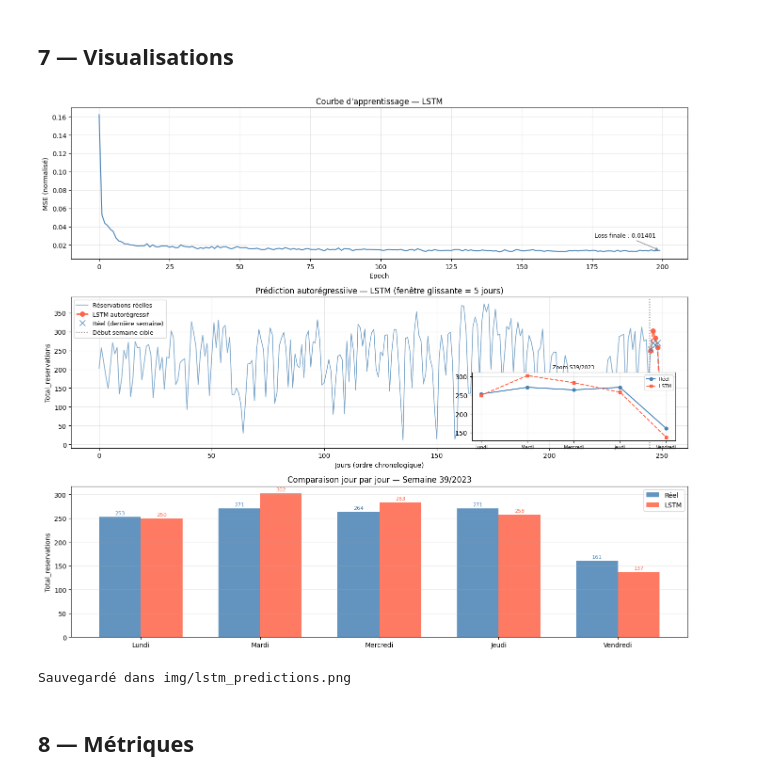
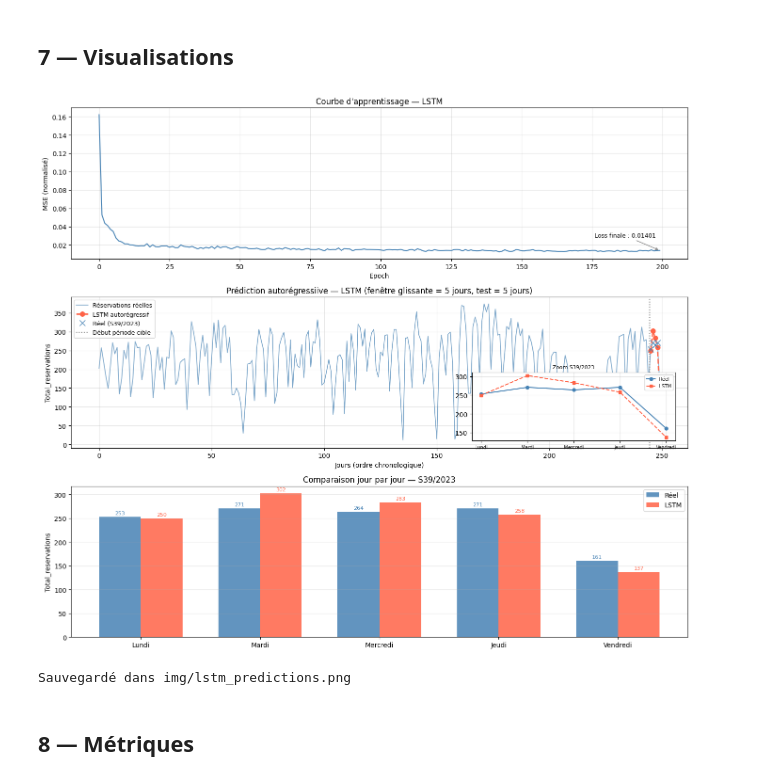
Before and after one commit to dolipran3/ProjetFISA, a Jupyter notebook: src/lstm.ipynb, the cells around one changed output. Saved outputs shown, nothing was run; the diff lists cells and outputs as text; code cells hidden in the pictures.

Commit message:
fix: lstm

```diff
--- a/src/lstm.ipynb
+++ b/src/lstm.ipynb
@@ -230,10 +231,19 @@ Entraînement terminé.
 5. Répéter pour $t+1$
 # %%
 model.eval()
-day_names = ["Lundi", "Mardi", "Mercredi", "Jeudi", "Vendredi"]
 
-# Fenêtre de départ = semaine 38 (indices 240-244)
-seed_window = X_scaled[-N_TEST - WINDOW : -N_TEST].copy()  # (5, 15)
+# day_names s'adapte à N_TEST (cycle lundi→vendredi)
+_day_cycle = ["Lundi", "Mardi", "Mercredi", "Jeudi", "Vendredi"]
+day_names  = [_day_cycle[i % 5] for i in range(N_TEST)]
+
+# Label dynamique pour les titres (ex: "S39/2023" ou "S39/2023–S40/2023")
+_test_rows  = df.iloc[-N_TEST:]
+_s_start    = f"S{int(_test_rows.iloc[0]['Semaine'])}/{int(_test_rows.iloc[0]['Annee'])}"
+_s_end      = f"S{int(_test_rows.iloc[-1]['Semaine'])}/{int(_test_rows.iloc[-1]['Annee'])}"
+test_label  = _s_start if _s_start == _s_end else f"{_s_start}–{_s_end}"
+
+# Fenêtre de départ : WINDOW jours avant les N_TEST jours de test
+seed_window = X_scaled[-N_TEST - WINDOW : -N_TEST].copy()
 preds_norm  = []
 window      = seed_window.copy()
 
@@ -318,12 +328,12 @@ ax.plot(test_indices, preds_real,
         linestyle="--", marker="o", markersize=7, linewidth=2)
 ax.plot(test_indices, real_real,
         color="steelblue", marker="x", markersize=9,
-        linestyle="None", label="Réel (dernière semaine)")
+        linestyle="None", label=f"Réel ({test_label})")
 ax.axvline(x=test_indices[0] - 0.5, color="gray", linestyle=":",
-           linewidth=1.5, label="Début semaine cible")
+           linewidth=1.5, label="Début période cible")
 ax.set_xlabel("Jours (ordre chronologique)")
 ax.set_ylabel("Total_reservations")
-ax.set_title("Prédiction autorégressiive — LSTM (fenêtre glissante = 5 jours)")
+ax.set_title(f"Prédiction autorégressiive — LSTM (fenêtre glissante = {WINDOW} jours, test = {N_TEST} jours)")
 ax.legend(loc="upper left", fontsize=9)
 ax.grid(alpha=0.3)
 
@@ -331,38 +341,38 @@ ax.grid(alpha=0.3)
 axins = ax.inset_axes([0.65, 0.05, 0.33, 0.45])
 axins.plot(day_names, real_real, "o-", color="steelblue", label="Réel", markersize=5)
 axins.plot(day_names, preds_real, "s--", color="tomato", label="LSTM", markersize=5)
-axins.set_title("Zoom S39/2023", fontsize=8)
+axins.set_title(f"Zoom {test_label}", fontsize=8)
 axins.tick_params(axis="x", labelsize=7)
 axins.legend(fontsize=7)
 axins.grid(alpha=0.3)
 
 # ── 3 : Barres côte à côte ───────────────────────────────────────────────
 ax    = axes[2]
 x     = np.arange(N_TEST)
 width = 0.35
 b_r   = ax.bar(x - width/2, real_real,  width, label="Réel",  color="steelblue", alpha=0.85)
 b_p   = ax.bar(x + width/2, preds_real, width, label="LSTM", color="tomato",    alpha=0.85)
 
 for bar, val in zip(b_r, real_real):
     ax.text(bar.get_x() + bar.get_width()/2, bar.get_height() + 3,
             f"{val:.0f}", ha="center", va="bottom", fontsize=8, color="steelblue")
 for bar, val in zip(b_p, preds_real):
     ax.text(bar.get_x() + bar.get_width()/2, bar.get_height() + 3,
             f"{val:.0f}", ha="center", va="bottom", fontsize=8, color="tomato")
 
 ax.set_xticks(x)
 ax.set_xticklabels(day_names)
 ax.set_ylabel("Total_reservations")
-ax.set_title("Comparaison jour par jour — Semaine 39/2023")
+ax.set_title(f"Comparaison jour par jour — {test_label}")
 ax.legend()
 ax.grid(axis="y", alpha=0.3)
 
 plt.tight_layout()
 plt.savefig("../img/lstm_predictions.png", dpi=150, bbox_inches="tight")
 plt.show()
 print("Sauvegardé dans img/lstm_predictions.png")
 # %% [output]
-[figure, old version]
+[figure, new version]
 Sauvegardé dans img/lstm_predictions.png
 # %% [markdown]
 ## 8 — Métriques
```
Also changed, not shown: parts of 2 cells of this notebook, 1 other file.
